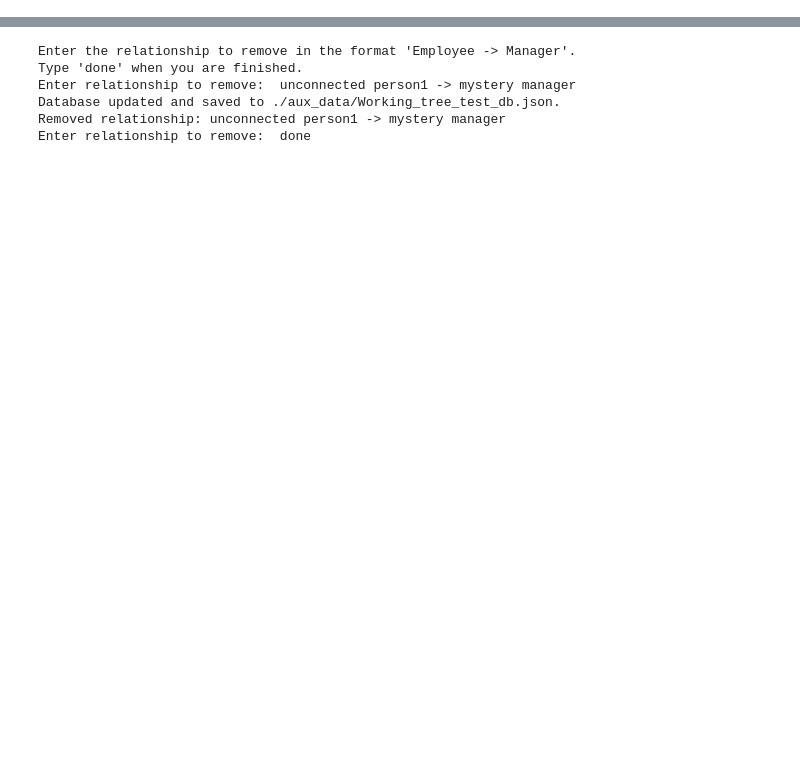
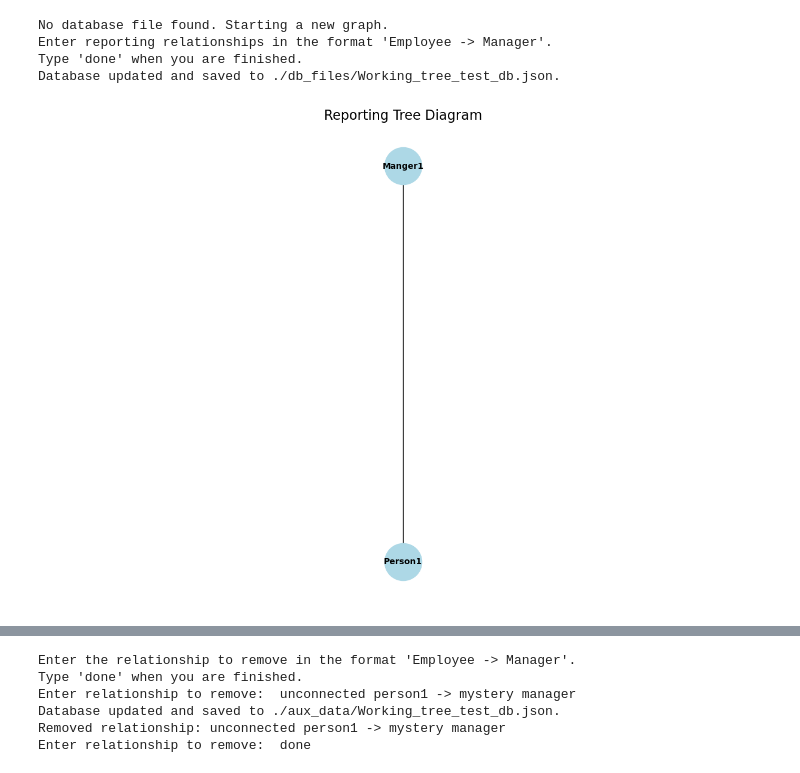
Before and after one commit to thja-pml/OrgChart, a Jupyter notebook: organisation_tree.ipynb, the cells around one changed output, grey strips where cells are left out. Cells and saved outputs as stored; diff of their text form; code cells hidden in the pictures; blank space fills up the shorter version.

```diff
--- a/organisation_tree.ipynb
+++ b/organisation_tree.ipynb
@@ -101,16 +101,21 @@ def remove_person(graph, db_file):
     else:
         print(f"Node '{name}' not found.")
 # %%
-    plt.show()
 
 # Main execution
-DB_FILE = "./aux_data/Working_tree_test_db.json"  # Path to the database file
+DB_FILE = "./db_files/Working_tree_test_db.json"  # Path to the database file
 
 # Load the graph from the database or create a new one
 G = load_graph(DB_FILE)
 
 # Build or update the graph interactively
 add_relationship(G, DB_FILE)
 
 # Draw the resulting tree
 draw_tree(G)
+# %% [output]
+No database file found. Starting a new graph.
+Enter reporting relationships in the format 'Employee -> Manager'.
+Type 'done' when you are finished.
+Database updated and saved to ./db_files/Working_tree_test_db.json.
+[figure, added]
```
Also changed, not shown: parts of 3 cells of this notebook, 1 other file.
